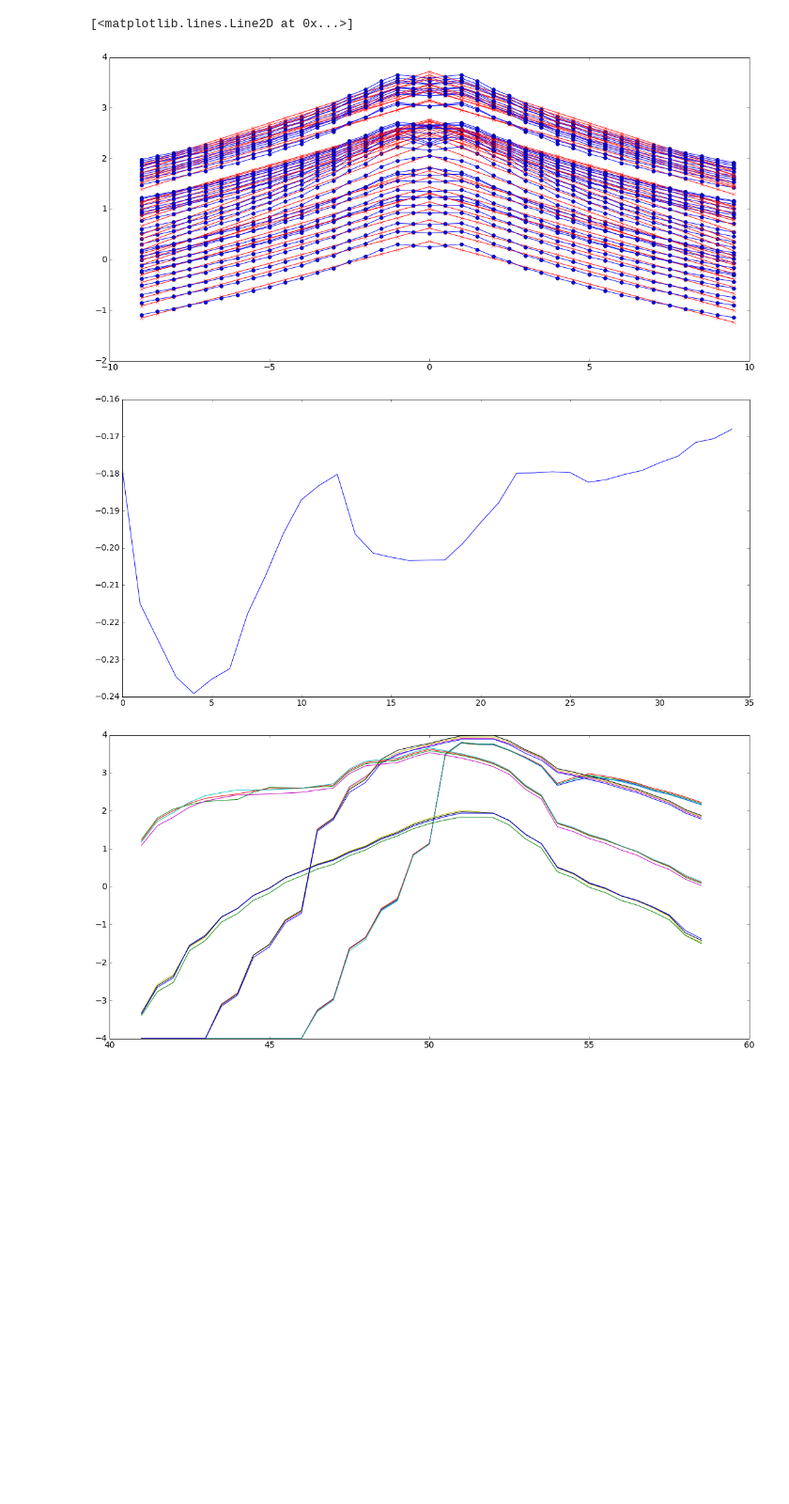
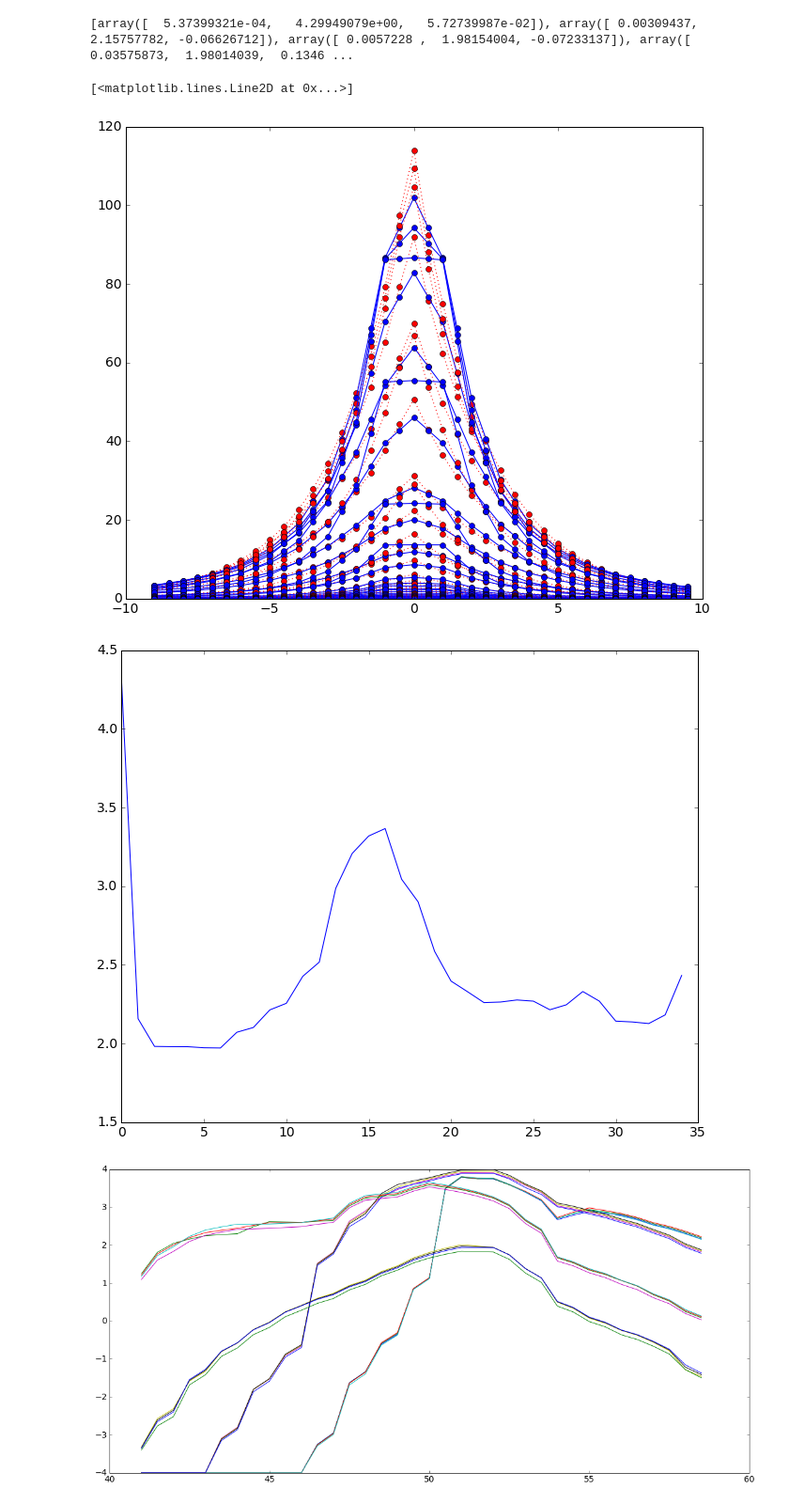
Before and after one commit to asousa/global_precip_AGU2016, a Jupyter notebook: plot_2D_simulation.ipynb, the cells around one changed output. Shown: that part at 94% size. Drawn from its saved outputs; the diff is of its cells as text; code cells hidden in the pictures; blank space fills up the shorter version.

```diff
--- a/plot_2D_simulation.ipynb
+++ b/plot_2D_simulation.ipynb
@@ -19,7 +19,7 @@ fig_width_pt = 650.0  # Get this from LaTeX using \showthe\columnwidth
 inches_per_pt = 1.0/72.27               # Convert pt to inch
 golden_mean = (np.sqrt(5)-1.0)/2.0         # Aesthetic ratio
 fig_width = 18 #fig_width_pt*inches_per_pt  # width in inches
-fig_height = 8 # fig_width*golden_mean*2      # height in inches
+fig_height = 9 # fig_width*golden_mean*2      # height in inches
 fig_size =  [fig_width+1,fig_height+1]
 params = {'backend': 'ps',
           'axes.labelsize': 20,
@@ -90,7 +137,7 @@ cb.set_label('Particle flux [el/cm$^2$ sec]')
 # %%
 # hot-spot maps:
-p = precip_model(database="db_agu2016_kp0_full.pkl", cumsum=False)
-
+# p = precip_model(database="db_agu2016_kp0_full.pkl", cumsum=False)
+p = precip_model(database="db_energy.pkl", cumsum=False)
 in_lats = [50, 40, 30, 20]
 dl = 9
 lat0 = 50
@@ -100,8 +147,8 @@ lat0 = 50
 out_lats = np.arange(lat0 - dl, lat0 + dl, step=.5)
 out_lons = np.arange(-dl, dl +1, step=.5)
 
-clims=[0,4]
-
+# clims=[0,4]
+clims = [-4,0]
 num_inlats = len(in_lats)
 t = p.t
 
@@ -131,15 +178,19 @@ for i,ilat in enumerate(in_lats):
     ax[i].set_yticks([0, (len(out_lats)/2.) - 1, len(out_lats) -1 ])
     ax[i].set_yticklabels([lat0 - dl, lat0, lat0 + dl])
     ax[i].set_xticks([])
-    ax[i].set_ylabel('$%d^o$'%ilat)
+#     ax[i].set_ylabel('$%d^o$'%ilat)
 
 
 ax[-1].set_xticks([0, (len(out_lons)/2.) - 1, len(out_lons) -1 ])
 ax[-1].set_xticklabels([-dl, 0, dl])
-
+ax[-1].set_xlabel('Longitude (deg)')
 cb = plt.colorbar(p1, ax=ax, pad=0.02)
 ctix = np.arange(clims[0], clims[1] + 1, step=1)
 cb.set_ticks(ctix)
 cb.set_ticklabels(['10$^{%d}$'%k for k in ctix])
-cb.set_label('Total Precipitation [el/cm$^2$]')
+# cb.set_label('Total Precipitation [el/cm$^2$]')
+cb.set_label('Total Precipitated Energy [mErg/cm$^2$]')
+
+# plt.savefig('hotspots.png', bbox_inches='tight')
+plt.savefig('hotspots_energy.png', bbox_inches='tight')
 # %% [output]
@@ -160,43 +212,45 @@ from __future__ import division
 def Gauss(x, a, x0, sigma):
     return a * np.exp(-(x - x0)**2 / (2 * sigma**2))
 
 def Laplace(x, a, b, x0):
     return a*np.exp(-np.abs(x - x0)/b)
 
 def abslinear(x, m, b):
     return m*np.abs(x) + b
 
 # from scipy import asarray as ar,exp
 fitvals = []
 plt.figure()
 for zz in np.arange(0,35):
     x = out_lons
-    y = np.log10(np.maximum(0.0001,(totes[2,zz,:])))
-
+#     y = np.log10(np.maximum(0.0001,(totes[2,zz,:])))
+    y = (totes[3,zz,:])
 
 #     n = len(x)
 #     mean = sum(x * y) / sum(y)
 #     sigma = np.sqrt(sum(y * (x - mean)**2) / sum(y))
 
 
 
     # popt,pcov = curve_fit(gaus,x,y,p0=[0.1,mean,sigma])
-#     popt,pcov = curve_fit(Expn,x,y,p0=[np.max(y), 1,0])
-    popt,pcov = curve_fit(abslinear, x, y, p0=[1,0])
+    popt,pcov = curve_fit(Laplace,x,y,p0=[np.max(y), 1,0])
+#     popt,pcov = curve_fit(abslinear, x, y, p0=[1,0])
     fitvals.append(popt)
 #     print popt
 #     plt.figure()
 #     plt.plot(x,y,'b+:',label='data')
-#     plt.plot(x,Expn(x,*popt),'ro:',label='fit')
-    plt.plot(x, abslinear(x, *popt),'rx-')
+    plt.plot(x,Laplace(x,*popt),'ro:',label='fit')
+#     plt.plot(x, abslinear(x, *popt),'rx-')
     plt.plot(x,y, 'bo-')
+print fitvals
 fitvals = np.asarray(fitvals)
 plt.figure(2)
-plt.plot(fitvals[:,0])
+plt.plot(fitvals[:,1])
 # %% [output]
-[<matplotlib.lines.Line2D at 0x...>]
+[array([  5.37399321e-04,   4.29949079e+00,   5.72739987e-02]), array([ 0.00309437,  2.15757782, -0.06626712]), array([ 0.0057228 ,  1.98154004, -0.07233137]), array([ 0.03575873,  1.98014039,  0.1346 ...
+[<matplotlib.lines.Line2D at 0x...>]
-[figure, old version]
+[figure, new version]
-[figure, old version]
+[figure, new version]
 # %%
 from scipy.optimize import curve_fit
 from __future__ import division
```
Also changed, not shown: parts of 7 cells of this notebook, 8 other files.
